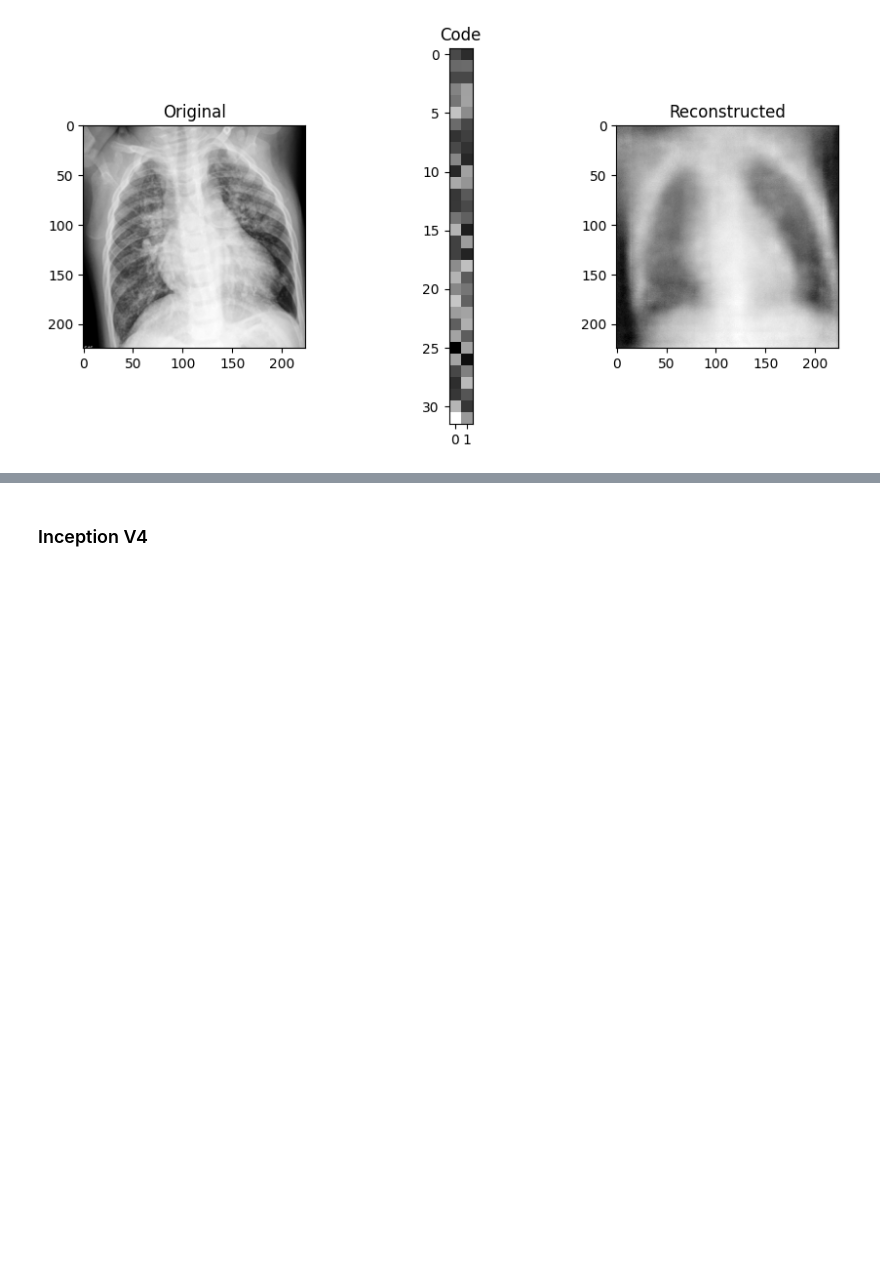
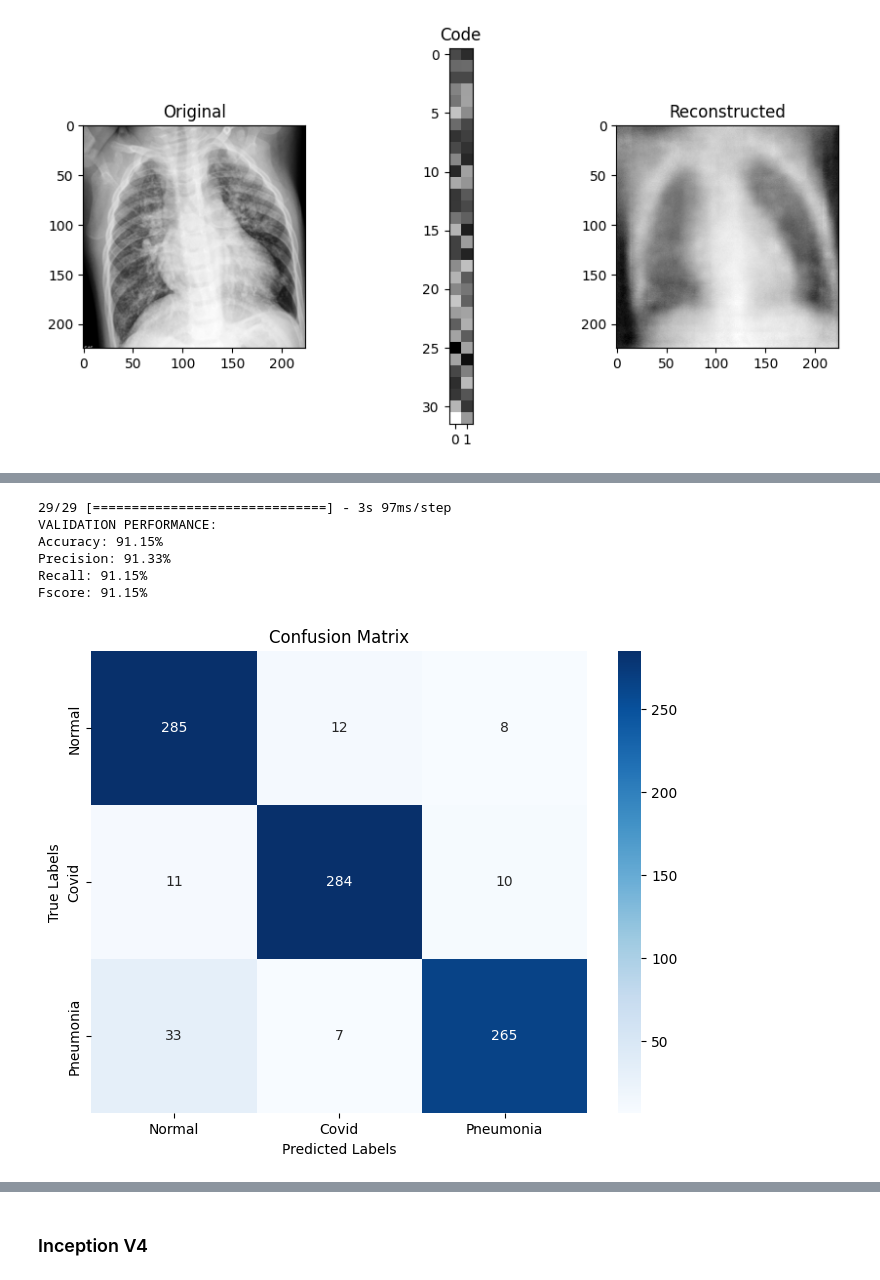
Before and after one commit to ivanovicnikola/HDA_final_project, a Jupyter notebook: hda_final_project.ipynb, the cells around one changed output, grey strips where cells are left out. Drawn from its saved outputs; the diff is of its cells as text; code cells hidden in the pictures; blank space fills up the shorter version.

Commit message:
Validation metrics as a function

```diff
--- a/hda_final_project.ipynb
+++ b/hda_final_project.ipynb
@@ -378 +380,39 @@ Labels: tf.Tensor([0. 0. 1.], shape=(3,), dtype=float64)
+# %%
+def show_validation_metrics(val_reference_df, model):
+    # Get the validation labels
+    val_labels = convert_to_one_hot(val_reference_df['Label'].values, 3).T
+
+    # Get the network output for the validation set
+    val_preds = model.predict(val_dataset, steps=val_steps)[:len(val_labels)].squeeze()
+
+    # Convert logits to one-hot encoded format
+    val_est_classes = np.zeros_like(val_preds)
+    val_est_classes[np.arange(len(val_preds)), val_preds.argmax(axis=1)] = 1
+
+    # Evaluate accuracy
+    accuracy = accuracy_score(val_labels, val_est_classes)
+
+    # Evaluate precision, recall and fscore
+    precision, recall, fscore, _= precision_recall_fscore_support(val_labels, val_est_classes, average='weighted')
+
+    # Compute confusion matrix
+    conf_matrix = confusion_matrix(val_labels.argmax(axis=1), val_est_classes.argmax(axis=1))
+
+    #print('Confusion Matrix:')
+    #print(conf_matrix)
+
+    print('VALIDATION PERFORMANCE:')
+    print('Accuracy: {:.2f}%'.format(accuracy*100))
+    print('Precision: {:.2f}%'.format(precision*100))
+    print('Recall: {:.2f}%'.format(recall*100))
+    print('Fscore: {:.2f}%'.format(fscore*100))
+
+    plt.figure(figsize=(8, 6))
+    sns.heatmap(conf_matrix, annot=True, fmt='d', cmap='Blues',
+                xticklabels=['Normal', 'Covid', 'Pneumonia'],
+                yticklabels=['Normal', 'Covid', 'Pneumonia'])
+    plt.xlabel('Predicted Labels')
+    plt.ylabel('True Labels')
+    plt.title('Confusion Matrix')
+    plt.show()
 # %% [markdown]
@@ -696,6 +736,17 @@ Epoch 12/30
 # %%
 # Save the model
 classifier_model.save('encoder_classifier.h5')
+# %%
+classifier_model = load_model('encoder_classifier.h5')
+show_validation_metrics(val_reference_df, classifier_model)
+# %% [output]
+29/29 [==============================] - 3s 97ms/step
+VALIDATION PERFORMANCE:
+Accuracy: 91.15%
+Precision: 91.33%
+Recall: 91.15%
+Fscore: 91.15%
+[figure, added]
 # %%
 # Assuming 'encoder' is your original encoder model
 encoder_copy = tf.keras.models.clone_model(encoder)
```
Also changed, not shown: parts of 9 cells of this notebook.
